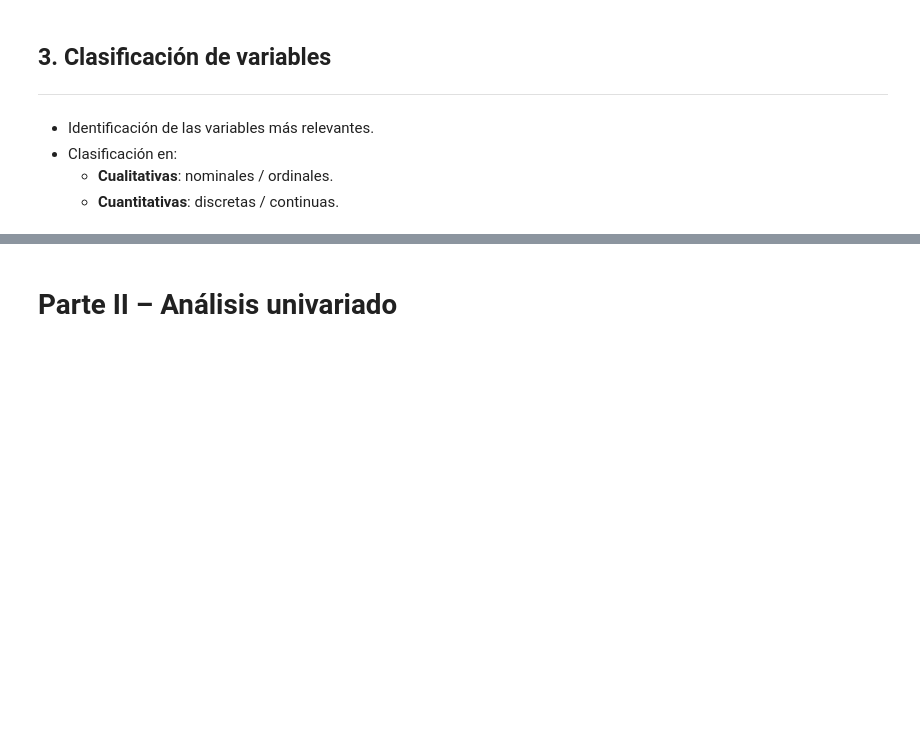
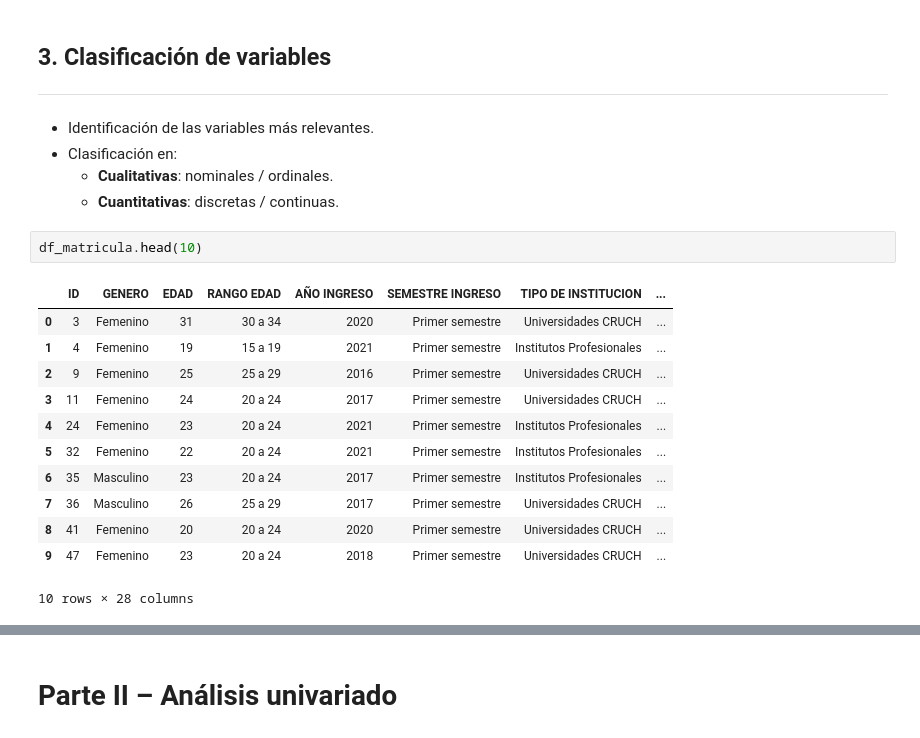
Before and after one commit to SolgreyDuocUC/Taller_Grupal_Grupo_2, a Jupyter notebook: Taller_Grupal_Grupo_7.ipynb, the cells around one changed output, grey strips where cells are left out. Saved outputs shown, nothing was run; the diff lists cells and outputs as text; blank space fills up the shorter version.

```diff
--- a/Taller_Grupal_Grupo_7.ipynb
+++ b/Taller_Grupal_Grupo_7.ipynb
@@ -143,3 +133,18 @@ df_matricula.head(5)
 - Clasificación en:
   - **Cualitativas**: nominales / ordinales.
   - **Cuantitativas**: discretas / continuas.
+# %%
+df_matricula.head(10)
+# %% [output]
+|  | ID | GENERO | EDAD | RANGO EDAD | AÑO INGRESO | SEMESTRE INGRESO | TIPO DE INSTITUCION | ... |
+| 0 | 3 | Femenino | 31 | 30 a 34 | 2020 | Primer semestre | Universidades CRUCH | ... |
+| 1 | 4 | Femenino | 19 | 15 a 19 | 2021 | Primer semestre | Institutos Profesionales | ... |
+| 2 | 9 | Femenino | 25 | 25 a 29 | 2016 | Primer semestre | Universidades CRUCH | ... |
+| 3 | 11 | Femenino | 24 | 20 a 24 | 2017 | Primer semestre | Universidades CRUCH | ... |
+| 4 | 24 | Femenino | 23 | 20 a 24 | 2021 | Primer semestre | Institutos Profesionales | ... |
+| 5 | 32 | Femenino | 22 | 20 a 24 | 2021 | Primer semestre | Institutos Profesionales | ... |
+| 6 | 35 | Masculino | 23 | 20 a 24 | 2017 | Primer semestre | Institutos Profesionales | ... |
+| 7 | 36 | Masculino | 26 | 25 a 29 | 2017 | Primer semestre | Universidades CRUCH | ... |
+| 8 | 41 | Femenino | 20 | 20 a 24 | 2020 | Primer semestre | Universidades CRUCH | ... |
+| 9 | 47 | Femenino | 23 | 20 a 24 | 2018 | Primer semestre | Universidades CRUCH | ... |
+10 rows × 28 columns
```
Also changed, not shown: parts of 13 cells of this notebook.
